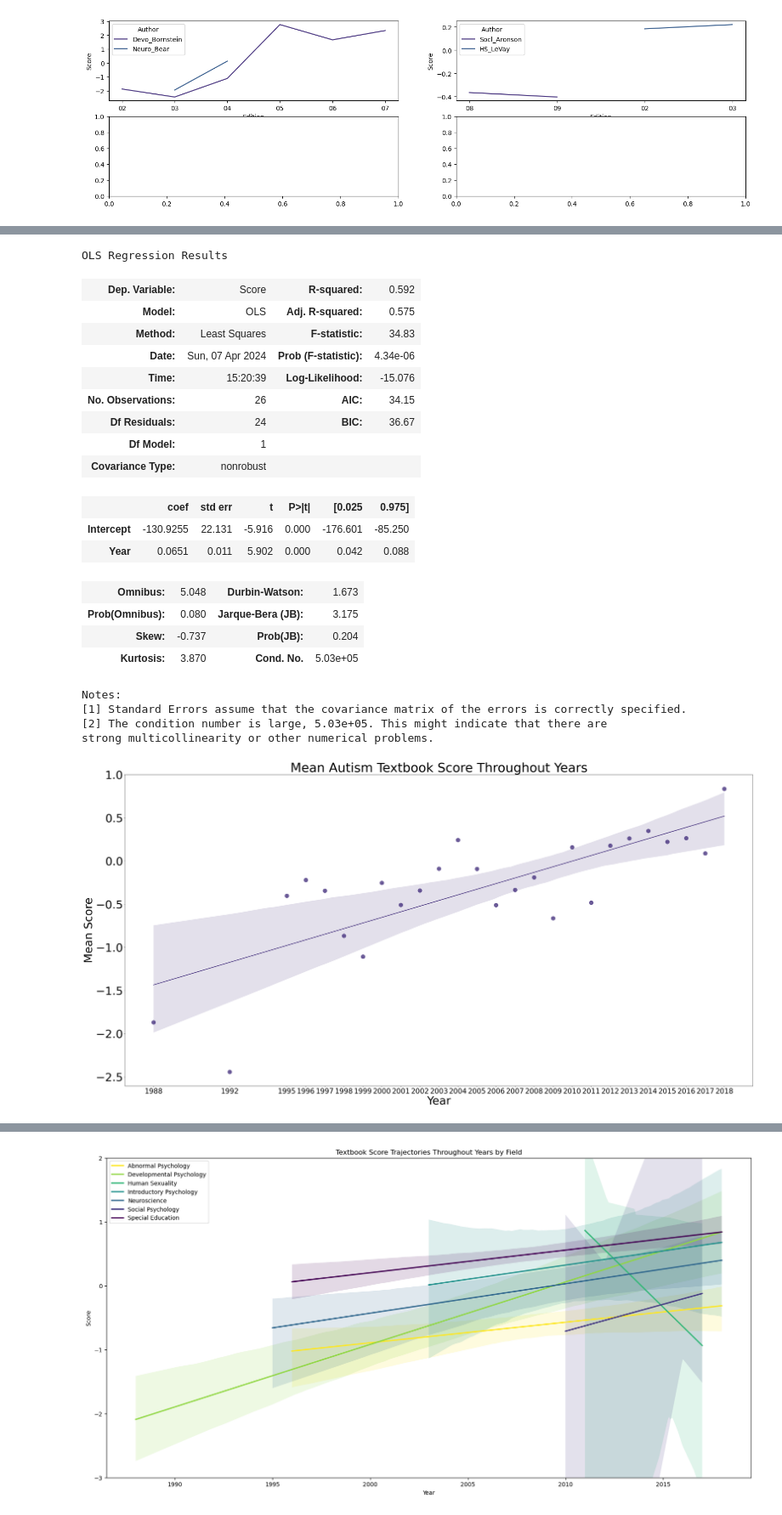
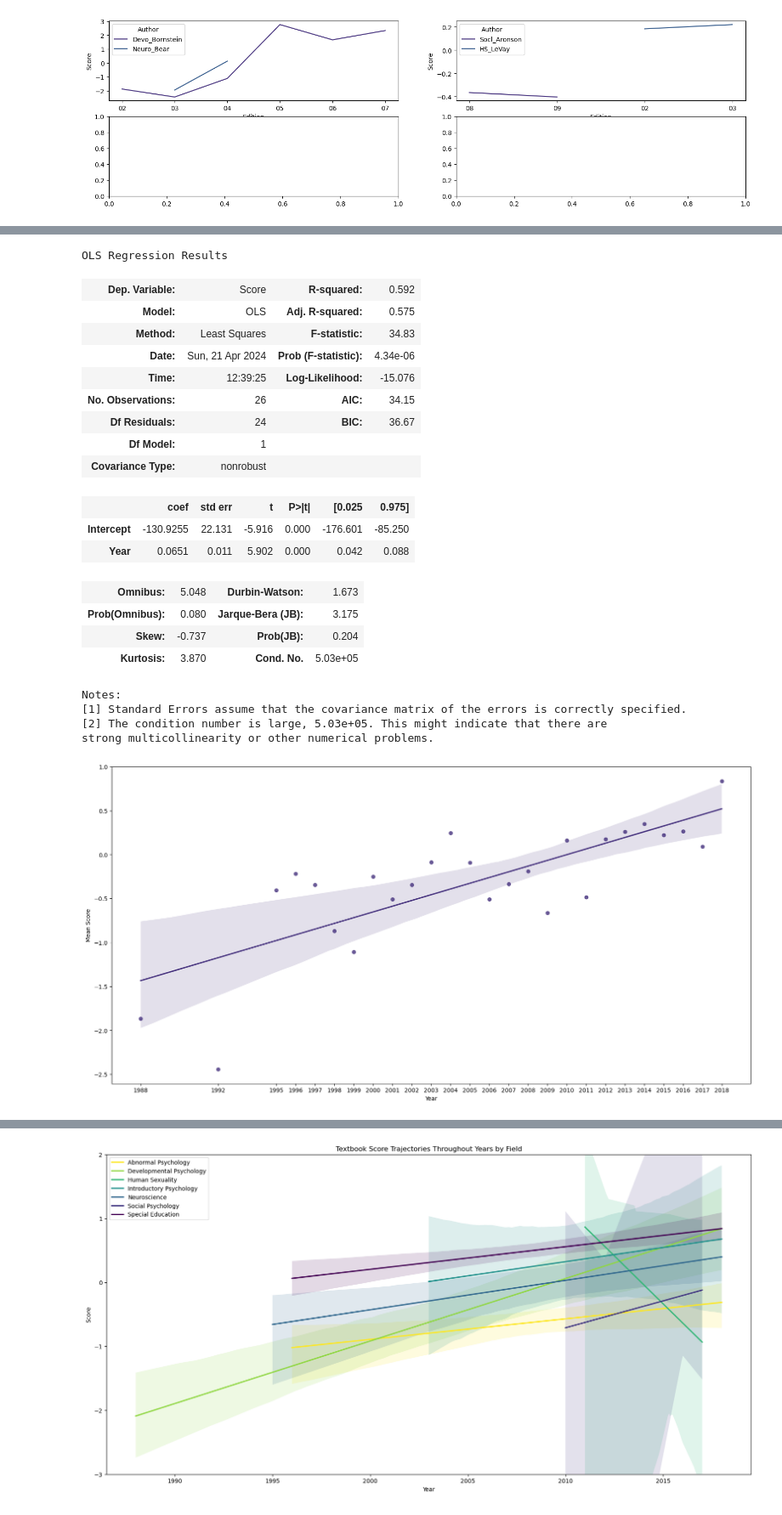
Before and after one commit to maksiaev/GitHub_DMP, a Jupyter notebook: Results/Results_Analysis_Autism_ChatGPT.ipynb, the cells around one changed output, grey strips where cells are left out. Shown at 85% size. Cells and saved outputs as stored; diff of their text form; code cells hidden in the pictures.

```diff
--- a/Results/Results_Analysis_Autism_ChatGPT.ipynb
+++ b/Results/Results_Analysis_Autism_ChatGPT.ipynb
@@ -466,18 +466,18 @@ display(res.summary())
 
 os.chdir(results_dir)
 
-fig, ax = plt.subplots(figsize=(40, 20))
+fig, ax = plt.subplots(figsize=(20, 10))
 
 # sns.lineplot(ax = ax, x="Year", y="Score", data=graphing_years)
-sns.regplot(ax = ax, x="Year", y="Score", data=graphing_years, scatter_kws={'s':200});
+sns.regplot(ax = ax, x="Year", y="Score", data=graphing_years) #, scatter_kws={'s':200});
 # sns.set(font_scale=2)
 
 ax.set_xticks(graphing_years["Year"])
-ax.set_title("Mean Autism Textbook Score Throughout Years", fontsize = 45)
-plt.xticks(fontsize=25)
-plt.yticks(fontsize=40)
-plt.xlabel('Year', fontsize=40)
-plt.ylabel('Mean Score', fontsize=40)
+# ax.set_title("Mean Autism Textbook Score Throughout Years", fontsize = 45)
+# plt.xticks(fontsize=25)
+# plt.yticks(fontsize=40)
+plt.xlabel('Year') #, fontsize=40)
+plt.ylabel('Mean Score') #, fontsize=40)
 plt.savefig('years_autism_chatgpt.png')
 # %% [output]
       Year     Score
@@ -489,36 +489,36 @@ plt.savefig('years_autism_chatgpt.png')
 1998  1998 -0.867313
 1999  1999 -1.108525
 2000  2000 -0.252563
 2001  2001 -0.508578
 2002  2002 -0.342893
 2003  2003 -0.089278
 ... (11 lines left out)
 2015  2015  0.221635
 2016  2016  0.264885
 2017  2017  0.089964
 2018  2018  0.836453
 OLS Regression Results
 | Dep. Variable: | Score | R-squared: | 0.592 |
 | Model: | OLS | Adj. R-squared: | 0.575 |
 | Method: | Least Squares | F-statistic: | 34.83 |
-| Date: | Sun, 07 Apr 2024 | Prob (F-statistic): | 4.34e-06 |
-| Time: | 15:20:39 | Log-Likelihood: | -15.076 |
+| Date: | Sun, 21 Apr 2024 | Prob (F-statistic): | 4.34e-06 |
+| Time: | 12:39:25 | Log-Likelihood: | -15.076 |
 | No. Observations: | 26 | AIC: | 34.15 |
 | Df Residuals: | 24 | BIC: | 36.67 |
 | Df Model: | 1 |  |  |
 | Covariance Type: | nonrobust |  |  |
 |  | coef | std err | t | P>|t| | [0.025 | 0.975] |
 | Intercept | -130.9255 | 22.131 | -5.916 | 0.000 | -176.601 | -85.250 |
 | Year | 0.0651 | 0.011 | 5.902 | 0.000 | 0.042 | 0.088 |
 | Omnibus: | 5.048 | Durbin-Watson: | 1.673 |
 | Prob(Omnibus): | 0.080 | Jarque-Bera (JB): | 3.175 |
 | Skew: | -0.737 | Prob(JB): | 0.204 |
 | Kurtosis: | 3.870 | Cond. No. | 5.03e+05 |
 Notes:
 [1] Standard Errors assume that the covariance matrix of the errors is correctly specified.
 [2] The condition number is large, 5.03e+05. This might indicate that there are
 strong multicollinearity or other numerical problems.
-[figure, old version]
+[figure, new version]
 # %%
 # Years by field
 
```
Also changed, not shown: parts of 4 cells of this notebook, 21 other files.
